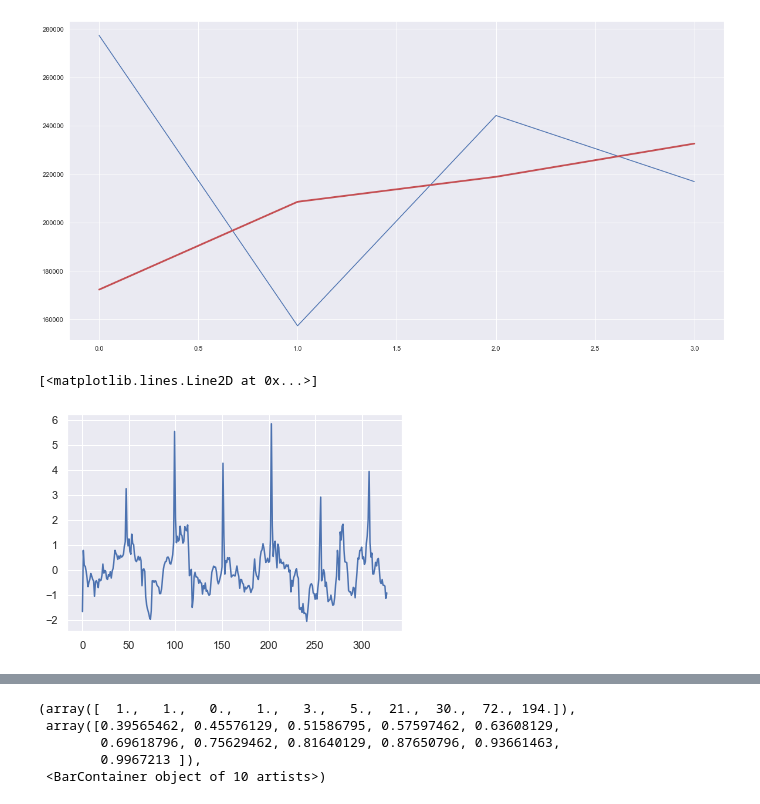
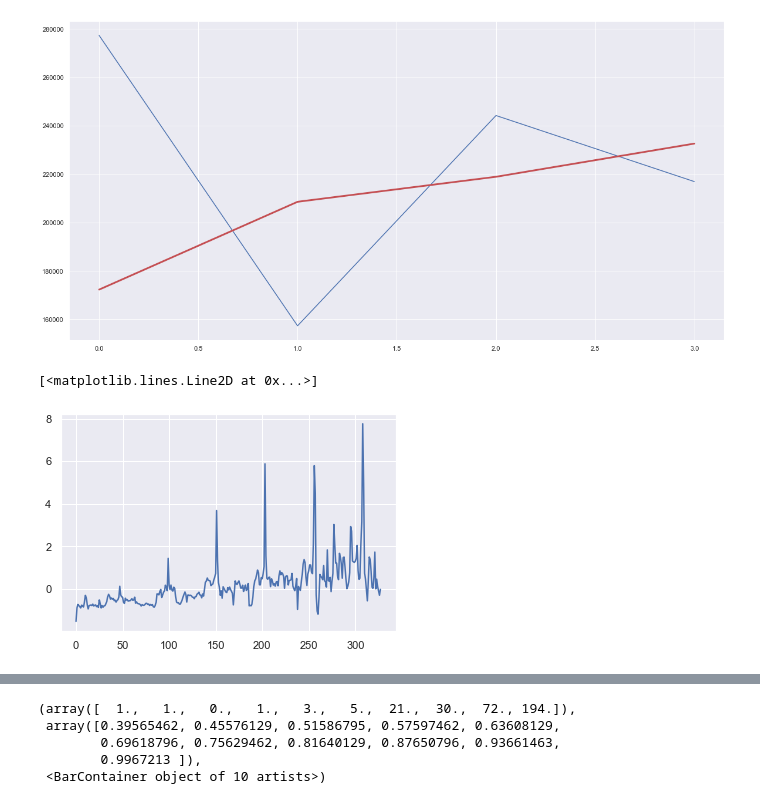
Before and after one commit to Jorge-Montenegro/TFM, a Jupyter notebook: TFM.ipynb, the cells around one changed output, grey strips where cells are left out. Drawn from its saved outputs; the diff is of its cells as text; code cells hidden in the pictures.

```diff
--- a/TFM.ipynb
+++ b/TFM.ipynb
@@ -358,7 +356,7 @@ LGBMRegressor | Predict R2: -0.8775
 [figure]
 [figure]
 # %%
-plt.plot(data_normalization(data, 'norm').index, data_normalization(data, 'norm')['SEO'])
+plt.plot(data_normalization(data, 'robust').index, data_normalization(data, 'robust')['SEM'])
 # %% [output]
 [<matplotlib.lines.Line2D at 0x...>]
-[figure, old version]
+[figure, new version]
```
Also changed, not shown: parts of 14 cells of this notebook.
